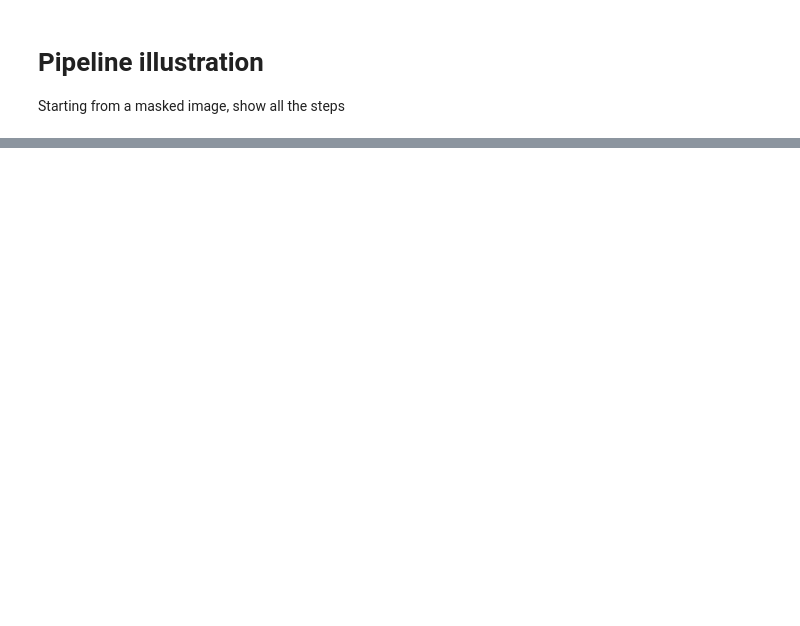
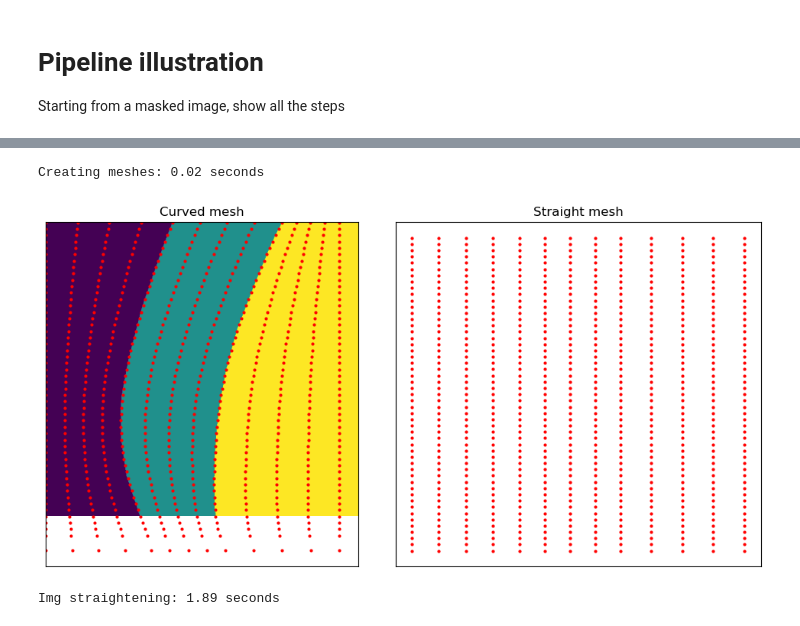
Before and after one commit to JGIBristol/cementum_imaging, a Jupyter notebook: pipeline.ipynb, the cells around one changed output, grey strips where cells are left out. Drawn from its saved outputs; the diff is of its cells as text; code cells hidden in the pictures; blank space fills up the shorter version.

```diff
--- a/pipeline.ipynb
+++ b/pipeline.ipynb
@@ -44,26 +54,51 @@ see straighten_mesh.ipynb for more details
 
 """
 from cementum import straighten  # This is my library of helper functions
+import timeit
 
 # We need to choose how many points we have on the left/inside/right of the mask
 n_y = 50  # How many points we have on the y-axis
 n_x = 5, 5, 5  # How many points we have to the left/inside/right of the mask
 
+start_time = timeit.default_timer()
 curve_pts = straighten.mask_mesh(raw_mask, n_y, n_x)
 straight_pts = straighten.straight_mesh(raw_mask, n_y, n_x)
+elapsed = timeit.default_timer() - start_time
+
+print(f"Creating meshes: {elapsed:.2f} seconds")
+# %% [output]
+Creating meshes: 0.02 seconds
 # %%
 fig, axes = plt.subplots(1, 2, figsize=(10, 5))
 
 plot_kw = {"marker": "o", "linestyle": "none", "markersize": 2, "color": "r"}
 
 axes[0].imshow(raw_mask)
 axes[0].plot(curve_pts[:, 0], curve_pts[:, 1], **plot_kw)
 
 axes[1].plot(straight_pts[:, 0], straight_pts[:, 1], **plot_kw)
 
 for axis in axes:
     axis.set_xticks([])
     axis.set_yticks([])
 
 axes[0].set_title("Curved mesh")
 axes[1].set_title("Straight mesh")
+
+fig.tight_layout()
+# %% [output]
+[figure, added]
+# %%
+"""
+Use these meshes to bend the image into something straight
+
+"""
+start_time = timeit.default_timer()
+straight_image = straighten.apply_transformation(
+    raw_image, curve_pts, straight_pts, order=0
+)
+img_elapsed = timeit.default_timer() - start_time
+
+print(f"Img straightening: {img_elapsed:.2f} seconds")
+# %% [output]
+Img straightening: 1.89 seconds
```
Also changed, not shown: parts of 3 cells of this notebook.
